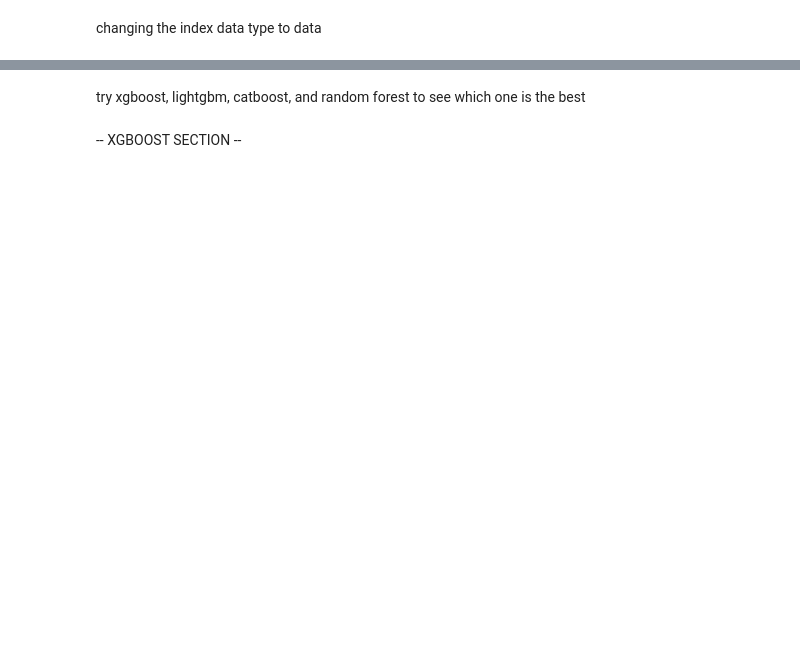
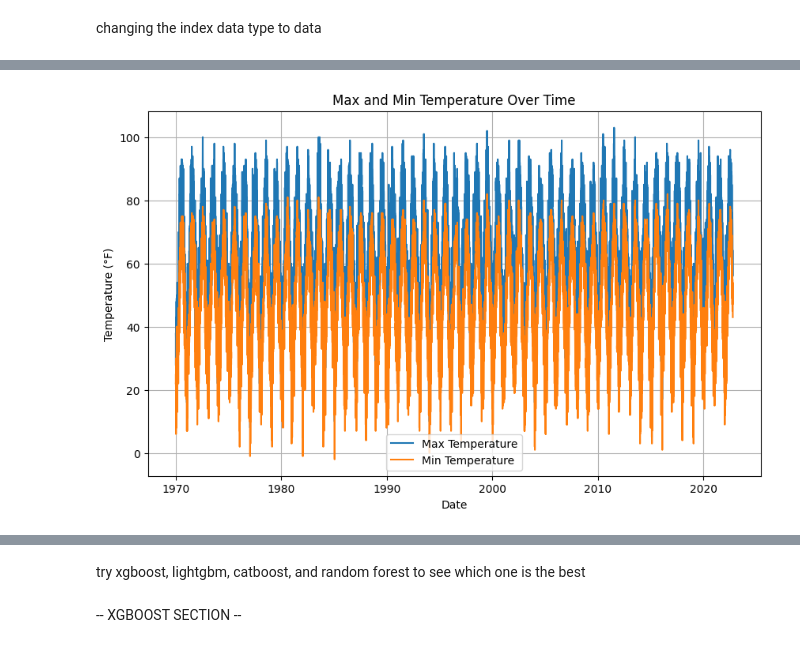
Before and after one commit to oskargawr/weather-predictions, a Jupyter notebook: PredictionsModel/predictive.ipynb, the cells around one changed output, grey strips where cells are left out. Drawn from its saved outputs; the diff is of its cells as text; code cells hidden in the pictures; blank space fills up the shorter version.

```diff
--- a/PredictionsModel/predictive.ipynb
+++ b/PredictionsModel/predictive.ipynb
@@ -47,0 +170,99 @@ weather['tmax'].plot()
+# %%
+import matplotlib.pyplot as plt
+
+# Wykres liniowy temperatury
+plt.figure(figsize=(10, 6))
+plt.plot(weather.index, weather["tmax"], label="Max Temperature")
+plt.plot(weather.index, weather["tmin"], label="Min Temperature")
+plt.title("Max and Min Temperature Over Time")
+plt.xlabel("Date")
+plt.ylabel("Temperature (°F)")
+plt.legend()
+plt.grid(True)
+plt.show()
+
+# Histogram opadów
+plt.figure(figsize=(8, 6))
+plt.hist(weather["prcp"], bins=20, color="skyblue", edgecolor="black")
+plt.title("Precipitation Histogram")
+plt.xlabel("Precipitation")
+plt.ylabel("Frequency")
+plt.grid(True)
+plt.show()
+
+# Wykres punktowy opadów vs. temperatury
+plt.figure(figsize=(8, 6))
+plt.scatter(weather["prcp"], weather["tmax"], color="blue", label="Max Temp")
+plt.scatter(weather["prcp"], weather["tmin"], color="red", label="Min Temp")
+plt.title("Precipitation vs. Temperature")
+plt.xlabel("Precipitation")
+plt.ylabel("Temperature (°F)")
+plt.legend()
+plt.grid(True)
+plt.show()
+
+# Wykres skrzypcowy temperatury
+plt.figure(figsize=(8, 6))
+weather[["tmax", "tmin"]].boxplot()
+plt.title("Max and Min Temperature Boxplot")
+plt.ylabel("Temperature (°F)")
+plt.grid(True)
+plt.show()
+
+# Wykres skrzypcowy opadów
+plt.figure(figsize=(8, 6))
+weather["prcp"].plot(kind="box")
+plt.title("Precipitation Boxplot")
+plt.ylabel("Precipitation")
+plt.grid(True)
+plt.show()
+
+# Wykres rozrzutu temperatury
+plt.figure(figsize=(8, 6))
+weather[["tmax", "tmin"]].plot(kind="kde")
+plt.title("Max and Min Temperature Density Plot")
+plt.xlabel("Temperature (°F)")
+plt.ylabel("Density")
+plt.grid(True)
+plt.show()
+
+# Wykres rozrzutu opadów
+plt.figure(figsize=(8, 6))
+weather["prcp"].plot(kind="kde")
+plt.title("Precipitation Density Plot")
+plt.xlabel("Precipitation")
+plt.ylabel("Density")
+plt.grid(True)
+plt.show()
+
+# Wykres sredniej temperatury
+plt.figure(figsize=(10, 6))
+weather["tavg"] = (weather["tmax"] + weather["tmin"]) / 2
+weather["tavg"].plot()
+plt.title("Average Temperature Over Time")
+plt.xlabel("Date")
+plt.ylabel("Temperature (°F)")
+plt.grid(True)
+plt.show()
+
+# wykres sredniej temperatury w roku
+plt.figure(figsize=(10, 6))
+weather["year"] = weather.index.year
+weather.groupby("year")["tavg"].mean().plot()
+plt.title("Average Temperature Over Years")
+plt.xlabel("Year")
+plt.ylabel("Temperature (°F)")
+plt.grid(True)
+plt.show()
+
+# wykres opadow sniegu i snwd
+plt.figure(figsize=(10, 6))
+weather["snow"] = weather["snwd"] - weather["prcp"]
+weather[["prcp", "snow", "snwd"]].plot()
+plt.title("Precipitation, Snowfall, and Snow Depth Over Time")
+plt.xlabel("Date")
+plt.ylabel("Amount")
+plt.grid(True)
+plt.show()
+# %% [output]
+[figure, added]
```
Also changed, not shown: parts of 64 cells of this notebook, 34 other files.
